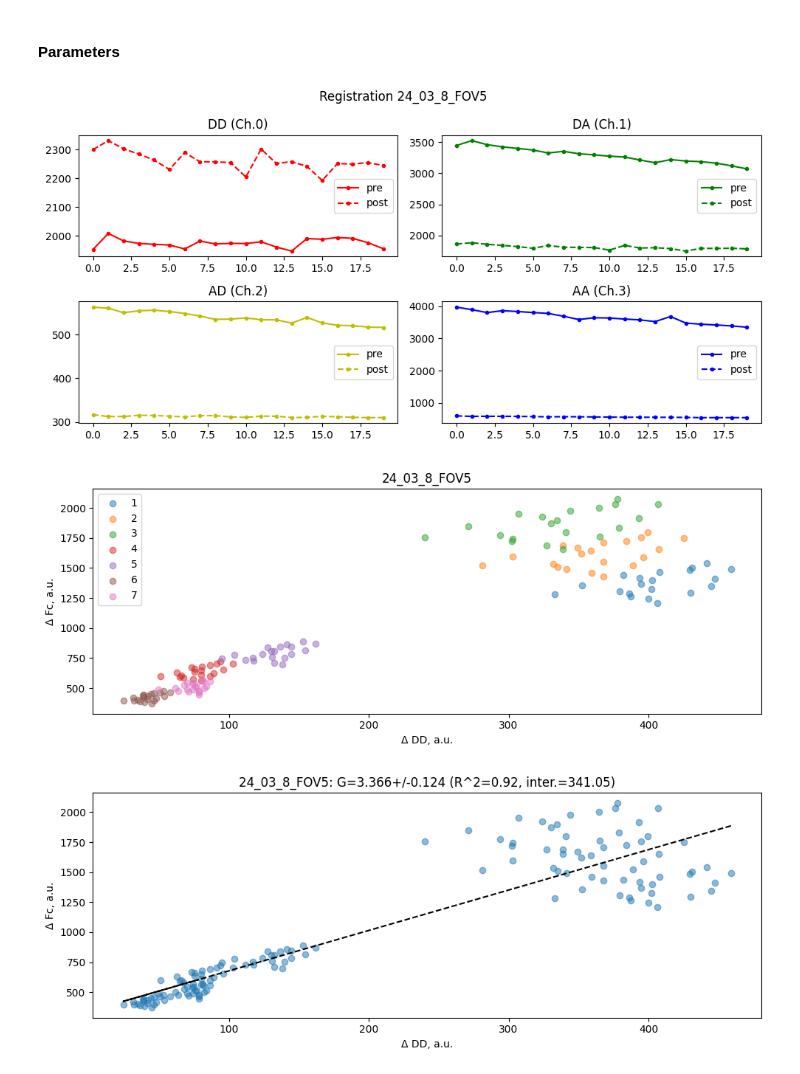
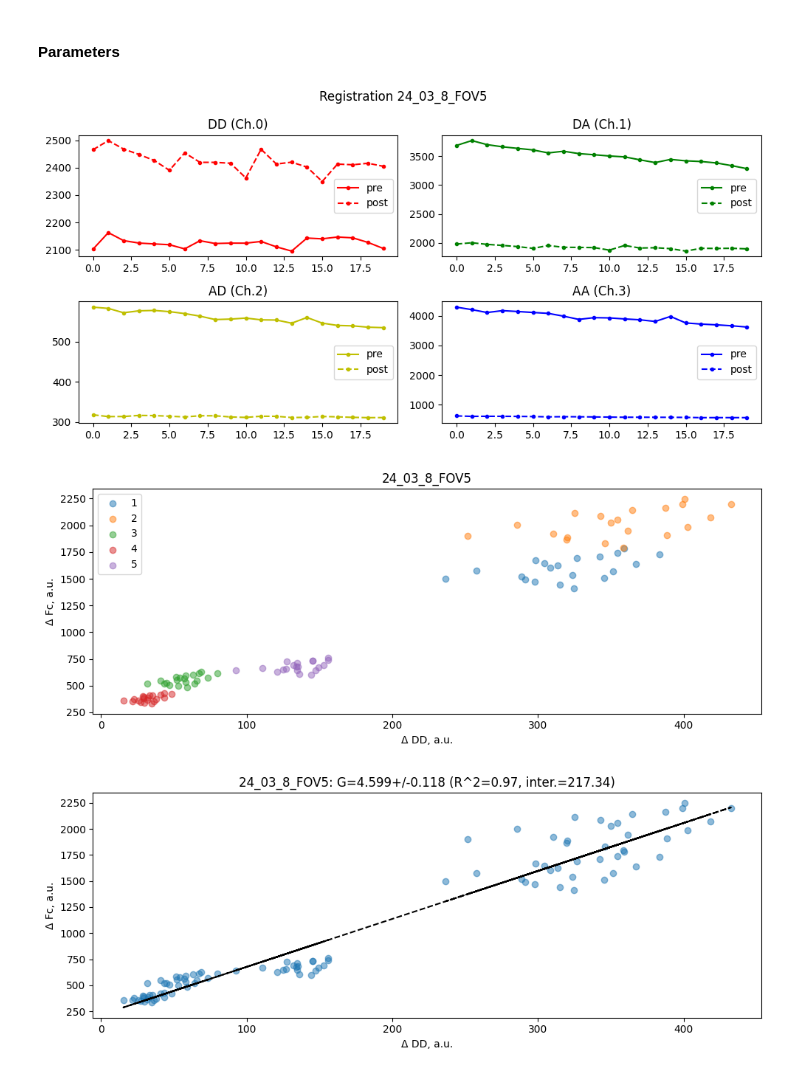
Before and after one commit to wisstock/LTData, a Jupyter notebook: fret_coef_calc.ipynb, the cells around one changed output. Cells and saved outputs as stored; diff of their text form; code cells hidden in the pictures.

```diff
--- a/fret_coef_calc.ipynb
+++ b/fret_coef_calc.ipynb
@@ -135,3 +136,13 @@ __d__=0.8506+/-0.0138
 Vis.
 # %% [markdown]
 ### G parameter
+# %%
+tandem_path = '/home/wisstock/bio_data/chemLTD/24_03_8/drift/'
+
+raw_pre = io.imread(tandem_path + '24_03_8_tandem_04.tif') #[:20]
+raw_post = io.imread(tandem_path + '24_03_8_tandem_06.tif') #[:20]
+
+beads_img = io.imread('/home/wisstock/bio_data/chemLTD/24_03_8/drift/beads_02.tif')
+
+print(raw_pre.shape)
+print(beads_img.shape)
@@ -137,0 +207,3 @@ Vis.
+# %%
+pre, post = restore_cfp_yfp(offset_series_pre=raw_pre, offset_series_post=raw_post, master_img=beads_img,
+                            input_crop=15, output_crop=10)
@@ -140,31 +223,26 @@ Vis.
 # %%
 a = 0.144
 b = 0.1292
 c = 0.2458
 d = 0.8506
 abcd = [a, b, c, d]
-
-tandem_path = '/home/wisstock/bio_data/chemLTD/24_03_8/drift/'
-
-pre = io.imread(tandem_path + '24_03_8_tandem_04.tif')[:20]
-post = io.imread(tandem_path + '24_03_8_tandem_06.tif')[:20]
 
 G_fov = coef_calc.GReg(img_name='24_03_8_FOV5',
                        pre_img=pre,
                        post_img=post,
                        bleach_frame=100,
                        bleach_exp=800,
                        A_exp=100,
                        D_exp=400,
                        coef_list=abcd)
 
 # G_fov.ch_pic()
 G_fov.pre_post_plot()
 G_fov.Fc_DD_pic()
 G_fov.G_calc_fit(bad_cells=[])
 G_fov.Fc_plot()
 G_fov.G_plot()
 # %% [output]
-[figure, old version]
+[figure, new version]
-[figure, old version]
+[figure, new version]
-[figure, old version]
+[figure, new version]
```
Also changed, not shown: parts of 6 cells of this notebook.
